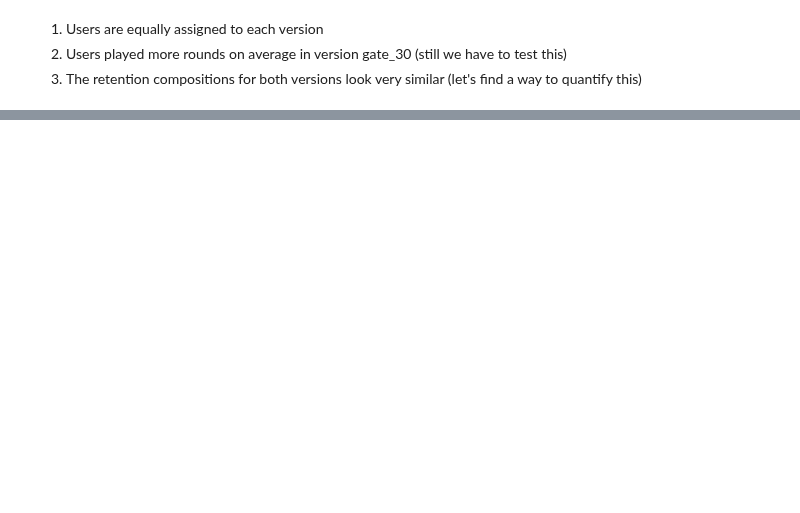
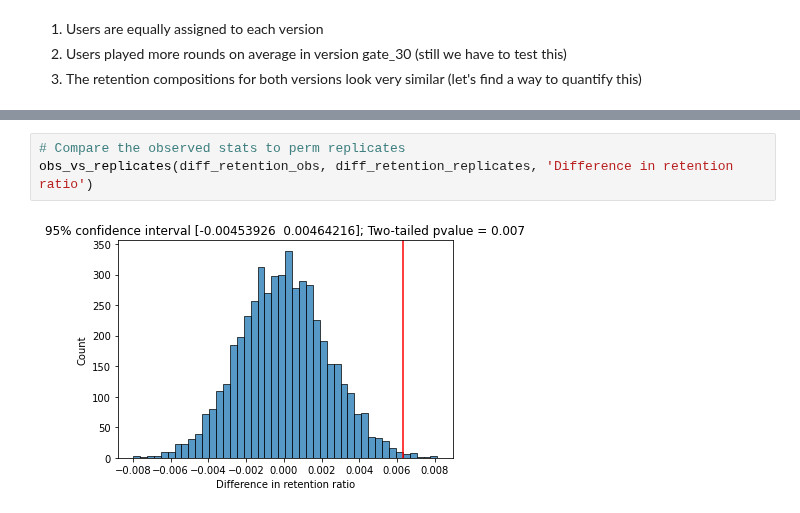
Before and after one commit to tawiwut-cha/datacamp_projects, a Jupyter notebook: cookie_cats/cookie_cats_tc.ipynb, the cells around one changed output, grey strips where cells are left out. Drawn from its saved outputs; the diff is of its cells as text; blank space fills up the shorter version.

```diff
--- a/cookie_cats/cookie_cats_tc.ipynb
+++ b/cookie_cats/cookie_cats_tc.ipynb
@@ -139,0 +214,5 @@ Text(0.5, 1.0, 'Retention levels for each version of the game')
+# %%
+# Compare the observed stats to perm replicates
+obs_vs_replicates(diff_retention_obs, diff_retention_replicates, 'Difference in retention ratio')
+# %% [output]
+[figure, added]
```
Also changed, not shown: parts of 8 cells of this notebook.
